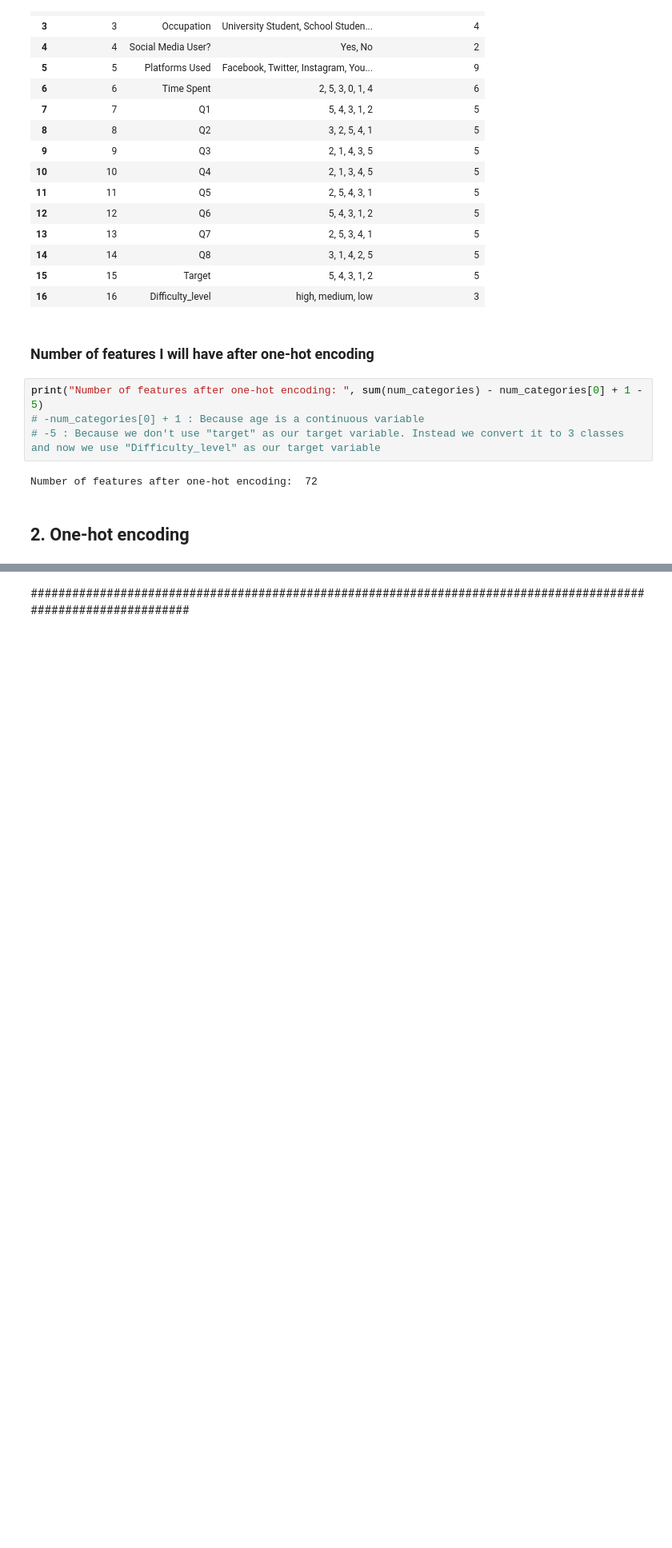
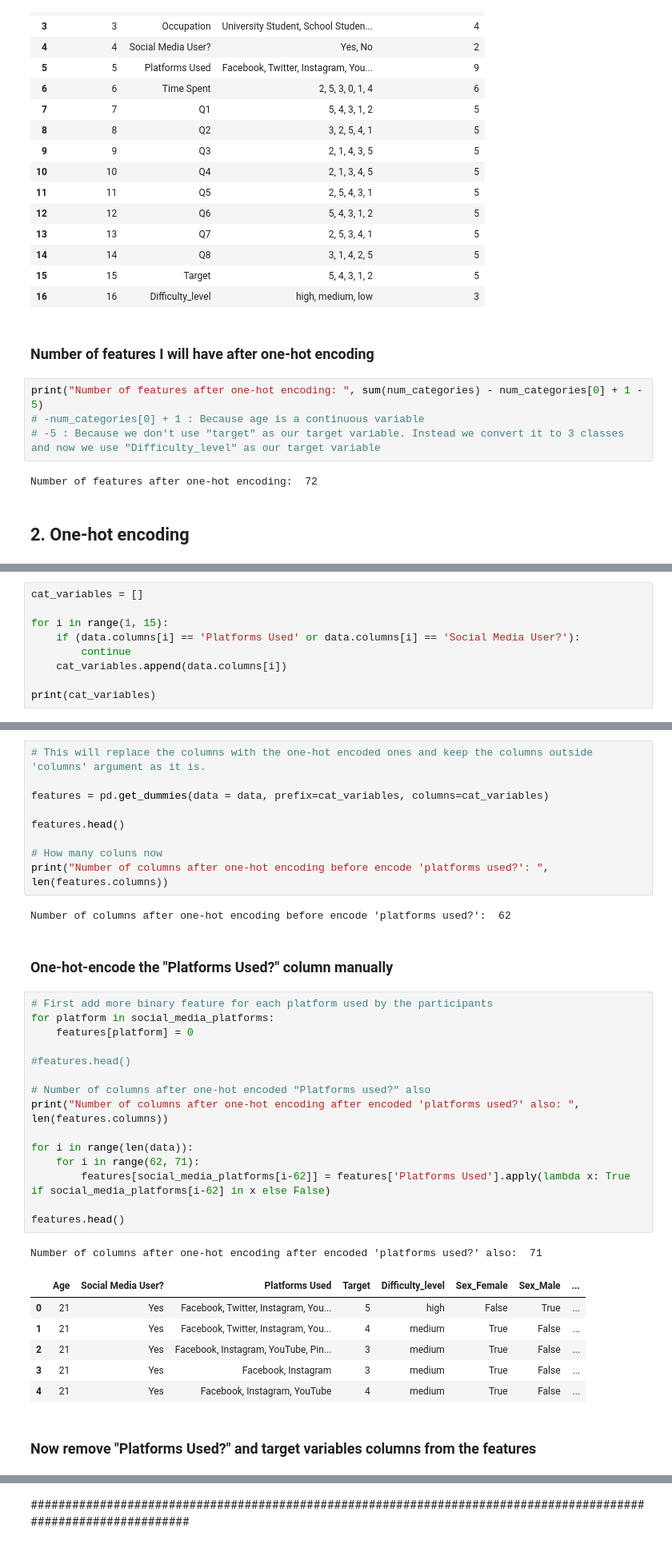
Before and after one commit to cepdnaclk/e19-co544-Concentration-Difficulty-Prediction-Model, a Jupyter notebook: random_forest.ipynb, the cells around one changed output, grey strips where cells are left out. Shown at 80% size. Saved outputs shown, nothing was run; the diff lists cells and outputs as text; blank space fills up the shorter version.

Commit message:
one-hot encoded

```diff
--- a/random_forest.ipynb
+++ b/random_forest.ipynb
@@ -719,0 +720,9 @@ Number of features after one-hot encoding:  72
+# %%
+cat_variables = []
+
+for i in range(1, 15):
+    if (data.columns[i] == 'Platforms Used' or data.columns[i] == 'Social Media User?'):
+        continue
+    cat_variables.append(data.columns[i])
+
+print(cat_variables)
@@ -719,0 +737,38 @@ Number of features after one-hot encoding:  72
+# %%
+# This will replace the columns with the one-hot encoded ones and keep the columns outside 'columns' argument as it is.
+
+features = pd.get_dummies(data = data, prefix=cat_variables, columns=cat_variables)
+
+features.head()
+
+# How many coluns now
+print("Number of columns after one-hot encoding before encode 'platforms used?': ", len(features.columns))
+# %% [output]
+Number of columns after one-hot encoding before encode 'platforms used?':  62
+# %% [markdown]
+### One-hot-encode the "Platforms Used?" column manually
+# %%
+# First add more binary feature for each platform used by the participants
+for platform in social_media_platforms:
+    features[platform] = 0
+
+#features.head()
+
+# Number of columns after one-hot encoded "Platforms used?" also
+print("Number of columns after one-hot encoding after encoded 'platforms used?' also: ", len(features.columns))
+
+for i in range(len(data)):
+    for i in range(62, 71):
+        features[social_media_platforms[i-62]] = features['Platforms Used'].apply(lambda x: True if social_media_platforms[i-62] in x else False)
+
+features.head()
+# %% [output]
+Number of columns after one-hot encoding after encoded 'platforms used?' also:  71
+|  | Age | Social Media User? | Platforms Used | Target | Difficulty_level | Sex_Female | Sex_Male | ... |
+| 0 | 21 | Yes | Facebook, Twitter, Instagram, You... | 5 | high | False | True | ... |
+| 1 | 21 | Yes | Facebook, Twitter, Instagram, You... | 4 | medium | True | False | ... |
+| 2 | 21 | Yes | Facebook, Instagram, YouTube, Pin... | 3 | medium | True | False | ... |
+| 3 | 21 | Yes | Facebook, Instagram | 3 | medium | True | False | ... |
+| 4 | 21 | Yes | Facebook, Instagram, YouTube | 4 | medium | True | False | ... |
+# %% [markdown]
+### Now remove "Platforms Used?" and target variables columns from the features
```
Also changed, not shown: parts of 10 cells of this notebook.
